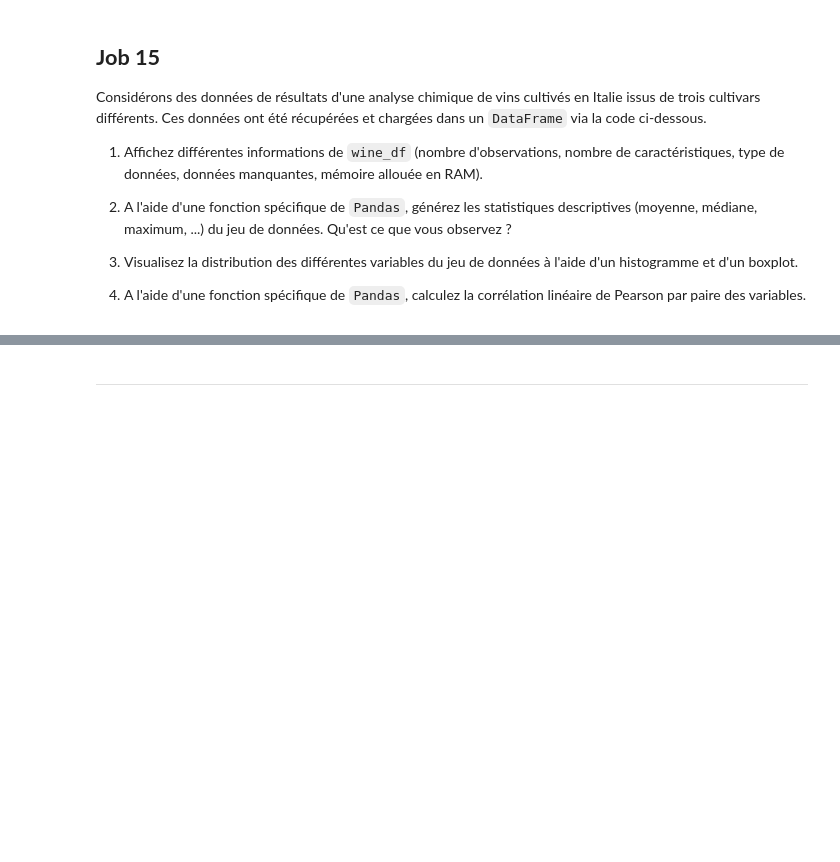
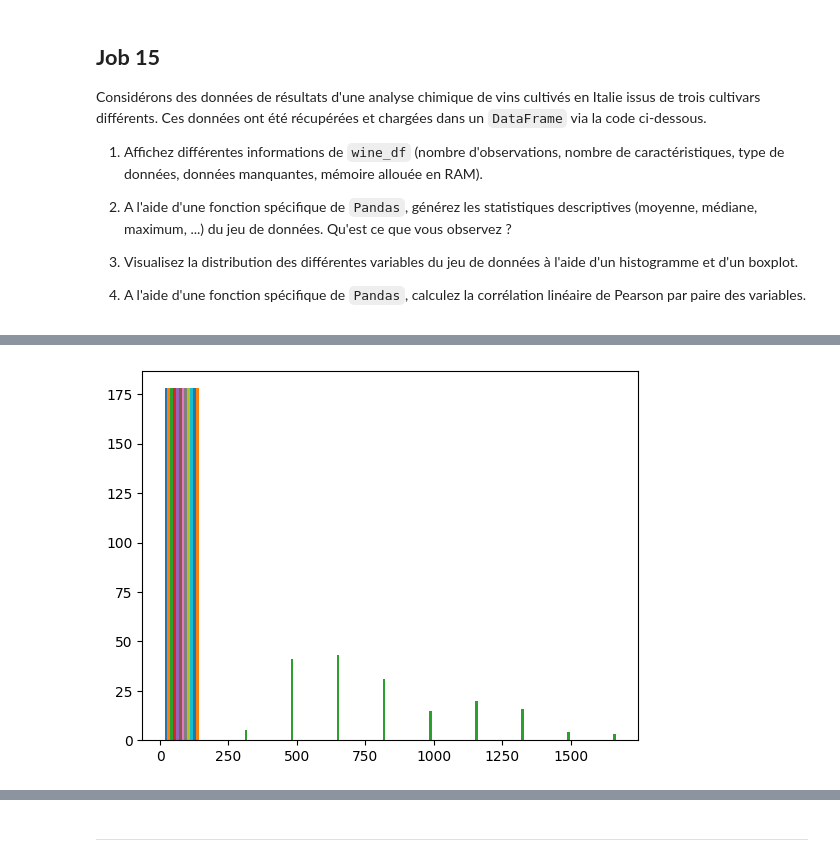
Before and after one commit to ali-bousrira/philomathia, a Jupyter notebook: Philomathia.ipynb, the cells around one changed output, grey strips where cells are left out. Saved outputs shown, nothing was run; the diff lists cells and outputs as text; code cells hidden in the pictures; blank space fills up the shorter version.

```diff
--- a/Philomathia.ipynb
+++ b/Philomathia.ipynb
@@ -589,0 +844,6 @@ wine_df.head()
+# %%
+lmabels = list (wine_df.columns )
+plt.hist (wine_df, label=lmabels)
+plt.show ()
+# %% [output]
+[figure, added]
```
Also changed, not shown: parts of 50 cells of this notebook, 1 other file.
